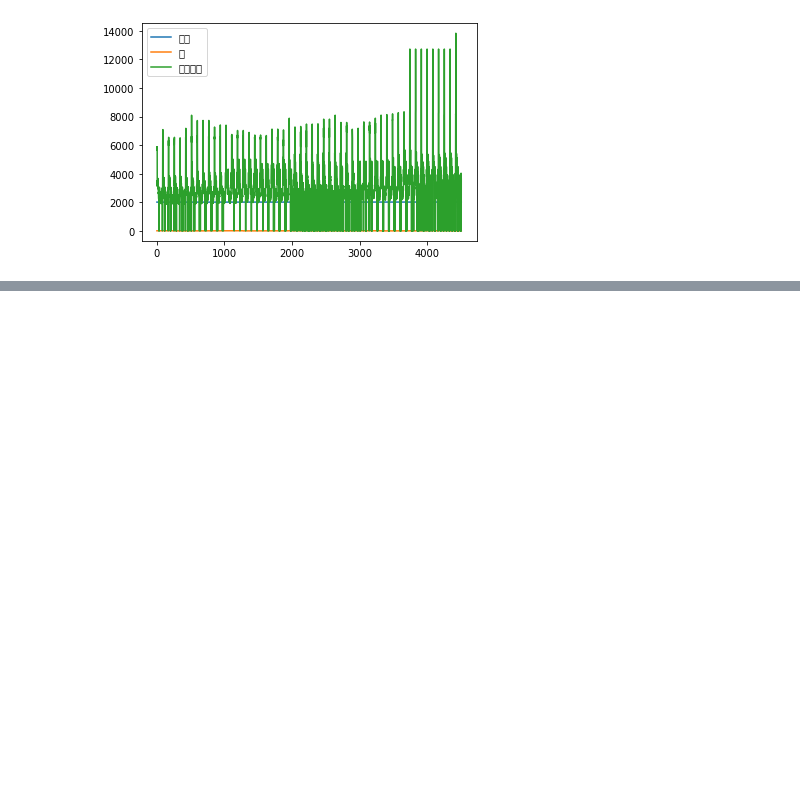
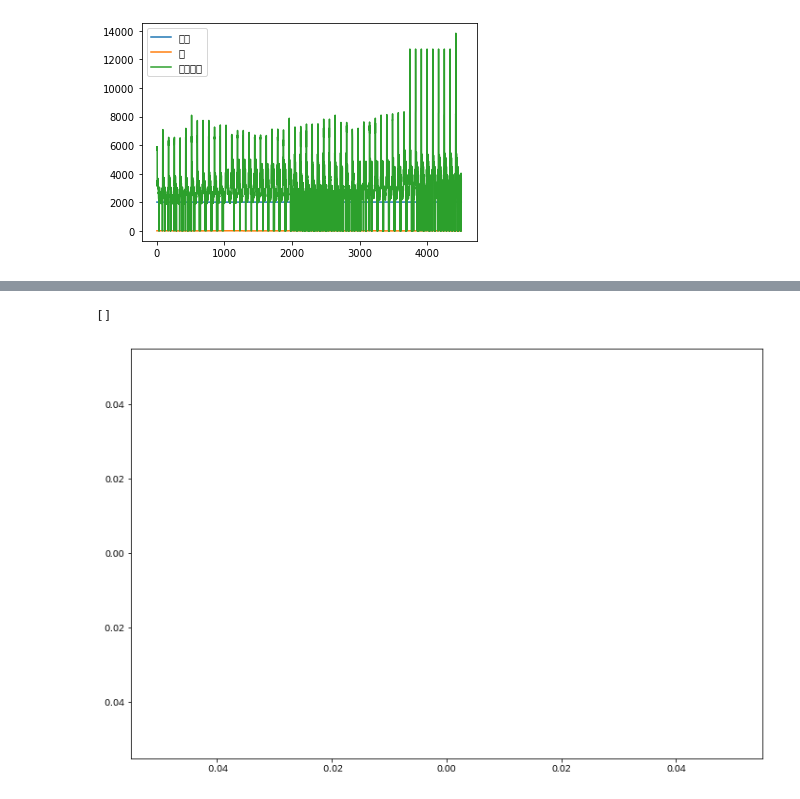
Before and after one commit to jeungsengho/python_6month, a Jupyter notebook: 4_matplotlib_모듈.ipynb, the cells around one changed output, grey strips where cells are left out. Saved outputs shown, nothing was run; the diff lists cells and outputs as text; code cells hidden in the pictures; blank space fills up the shorter version.

```diff
--- a/4_matplotlib_모듈.ipynb
+++ b/4_matplotlib_모듈.ipynb
@@ -69,0 +77,7 @@ df.plot()
+# %%
+# 그래프 사이즈 키우는 옵션
+plt.figure(figsize=(12,8)) # inch
+plt.plot()
+# %% [output]
+[]
+[figure, added]
```
Also changed, not shown: parts of 4 cells of this notebook.
